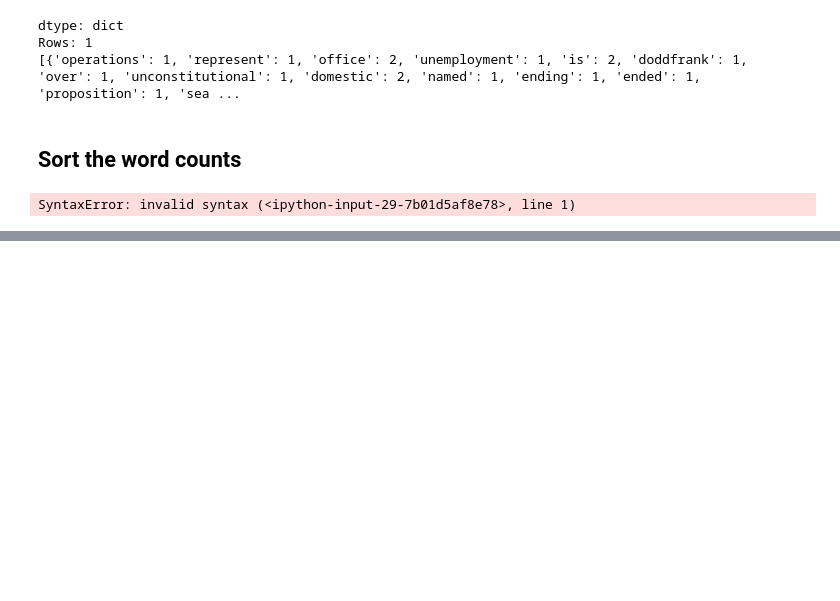
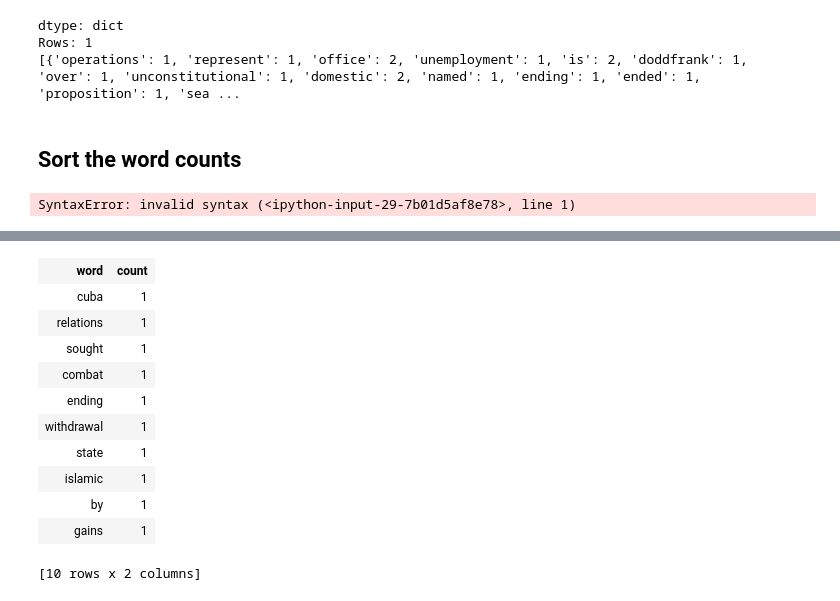
Before and after one commit to anand9522/Document-Retrieval, a Jupyter notebook: Clustering.ipynb, the cells around one changed output, grey strips where cells are left out. Drawn from its saved outputs; the diff is of its cells as text; code cells hidden in the pictures; blank space fills up the shorter version.

Commit message:
word counts

```diff
--- a/Clustering.ipynb
+++ b/Clustering.ipynb
@@ -76,3 +76,5 @@ obama_word_counts= obama[]
 SyntaxError: invalid syntax (<ipython-input-29-7b01d5af8e78>, line 1)
 # %%
 obama.show()
+# %%
+obama_word_count_table = obama[['word_count']].stack('word_count', new_column_name = ['word','count'])
@@ -78,0 +101,15 @@ obama.show()
+# %%
+obama_word_count_table.head()
+# %% [output]
+| word | count |
+| cuba | 1 |
+| relations | 1 |
+| sought | 1 |
+| combat | 1 |
+| ending | 1 |
+| withdrawal | 1 |
+| state | 1 |
+| islamic | 1 |
+| by | 1 |
+| gains | 1 |
+[10 rows x 2 columns]
```
Also changed, not shown: parts of 4 cells of this notebook.
